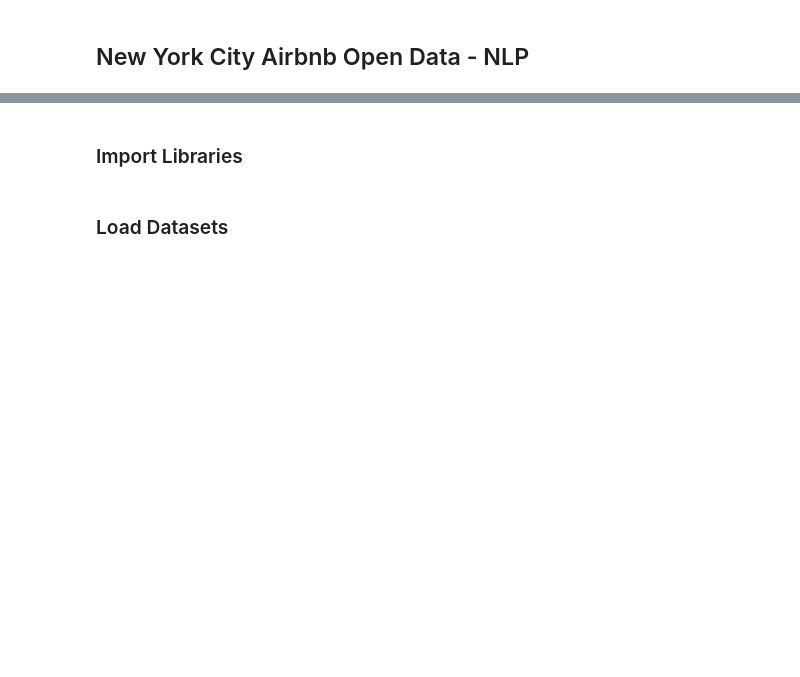
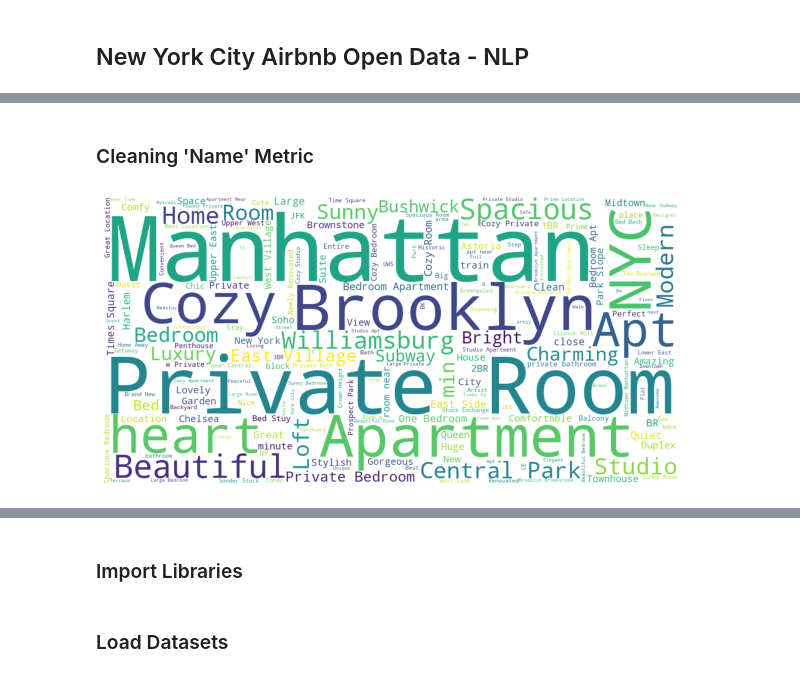
Before and after one commit to Vishnu-Rangiah/Airbnb-Open-Data, a Jupyter notebook: Airbnb-Open-Data-NLP.ipynb, the cells around one changed output, grey strips where cells are left out. Drawn from its saved outputs; the diff is of its cells as text; code cells hidden in the pictures; blank space fills up the shorter version.

```diff
--- a/Airbnb-Open-Data-NLP.ipynb
+++ b/Airbnb-Open-Data-NLP.ipynb
@@ -485,0 +36,3 @@ Want to buy a property using airbnb data which one will bring in the most profit
+# %%
+df = pd.read_csv("datasets/AB_NYC_2019.csv")
+df.head()
@@ -485,0 +71,9 @@ Want to buy a property using airbnb data which one will bring in the most profit
+# %%
+# remove null listings
+df = df.dropna()
+# %%
+# remove listings that have zero availability (availability_365), zero number_of_reviews, last_review before 2016
+#     and price < $10 or price > $874
+
+df = df.loc[(df.availability_365 > 0) & (df.number_of_reviews > 0) & (df.last_review > '2016') &
+       (df.price > 10) & (df.price < 874)]
@@ -485,0 +120,25 @@ Want to buy a property using airbnb data which one will bring in the most profit
+# %% [markdown]
+### Cleaning 'Name' Metric
+# %%
+#Word cloud of names directly from the dataframe df
+#includes names with punctuation and stopwords
+df_nc = df
+
+from wordcloud import WordCloud
+
+corpus = list(df_nc["name"].values)
+clean_named = (' '.join(w for w in corpus if isinstance(w, str) ))
+
+wordcloud = WordCloud(width = 1200, height = 600,
+                background_color ='white',
+                min_font_size = 10).generate(clean_named)
+
+# plot the WordCloud image
+plt.figure(figsize = (8, 8), facecolor = None)
+plt.imshow(wordcloud)
+plt.axis("off")
+plt.tight_layout(pad = 0)
+plt.savefig("wordcloud.jpg")
+plt.show()
+# %% [output]
+[figure, added]
```
Also changed, not shown: parts of 86 cells of this notebook, 11 other files.
